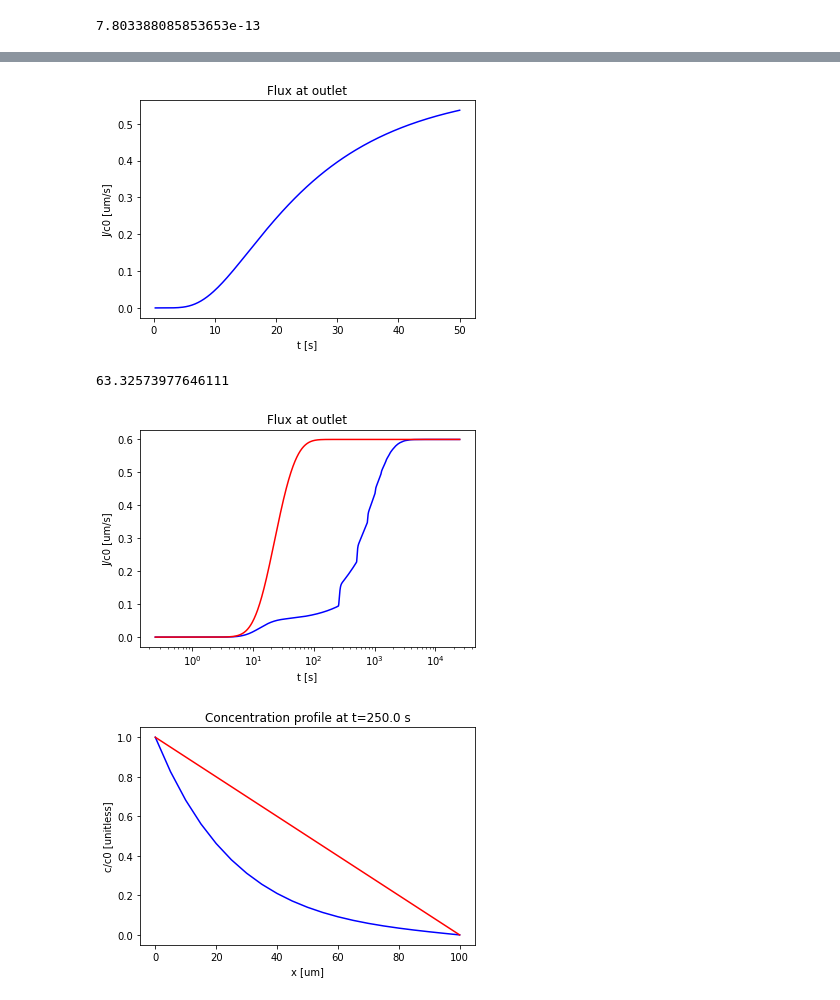
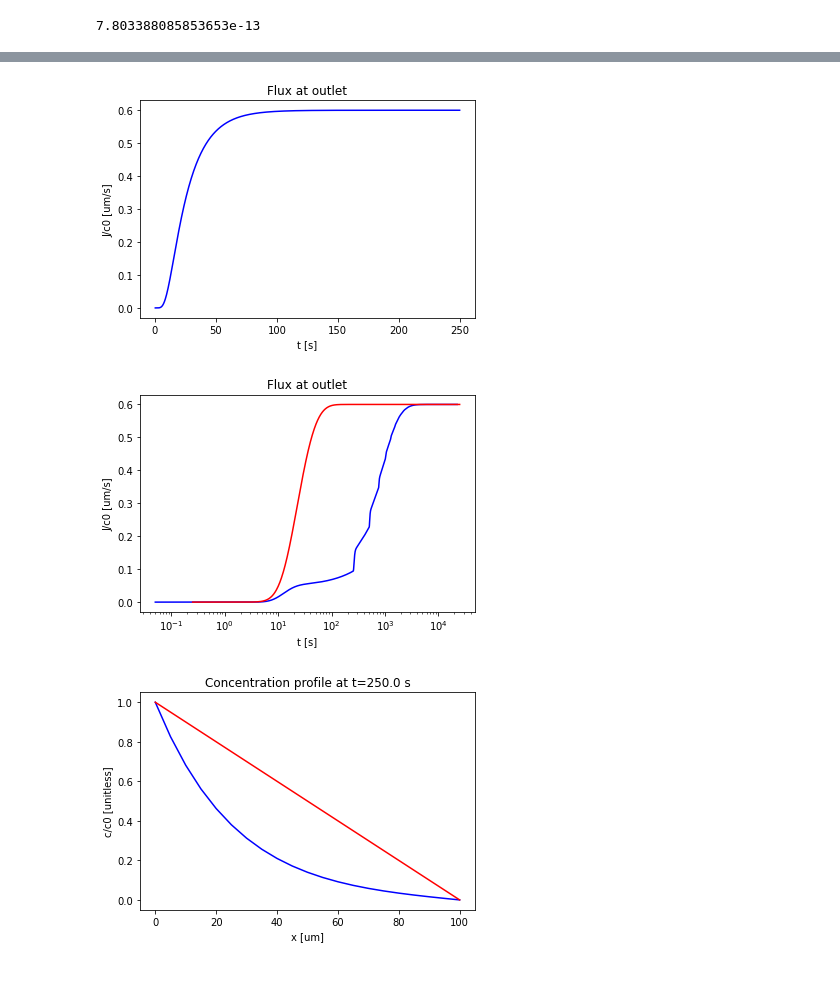
Before and after one commit to DFNaiff/DuplexDiffusion, a Jupyter notebook: notebooks/processing.ipynb, the cells around one changed output, grey strips where cells are left out. Drawn from its saved outputs; the diff is of its cells as text; code cells hidden in the pictures.

```diff
--- a/notebooks/processing.ipynb
+++ b/notebooks/processing.ipynb
@@ -84,27 +83,22 @@ array([5.000000e-02, 1.000000e-01, 1.500000e-01, ..., 2.001240e+04,
 # %%
+iscale = 1000
 plt.plot(t_clean[:iscale], D*res_clean[:iscale, -2]/dx, color='blue')
 plt.ylabel("J/c0 [um/s]")
 plt.xlabel("t [s]")
 plt.title("Flux at outlet")
 plt.savefig("../tex/figs/flux")
 # %% [output]
-[figure, old version]
+[figure, new version]
-# %%
-tb = 8
-De_clean = 0.5*L**2/(np.pi**2*tb)
-De_clean
-# %% [output]
-63.32573977646111
 # %%
-plt.plot(t, D*res[:, -2]/dx, color='blue')
+plt.plot(t_detailed, D*res_detailed[:, -2]/dx, color='blue')
 plt.plot(t_clean, D*res_clean[:, -2]/dx, color='red')
 plt.ylabel("J/c0 [um/s]")
 plt.xlabel("t [s]")
 plt.title("Flux at outlet")
 plt.semilogx();
 plt.savefig("../tex/figs/flux")
 # %% [output]
-[figure, old version]
+[figure, new version]
 # %%
 i = 999
 plt.plot(x, res[i, :], color='blue')
```
Also changed, not shown: parts of 3 cells of this notebook, 6 other files.
